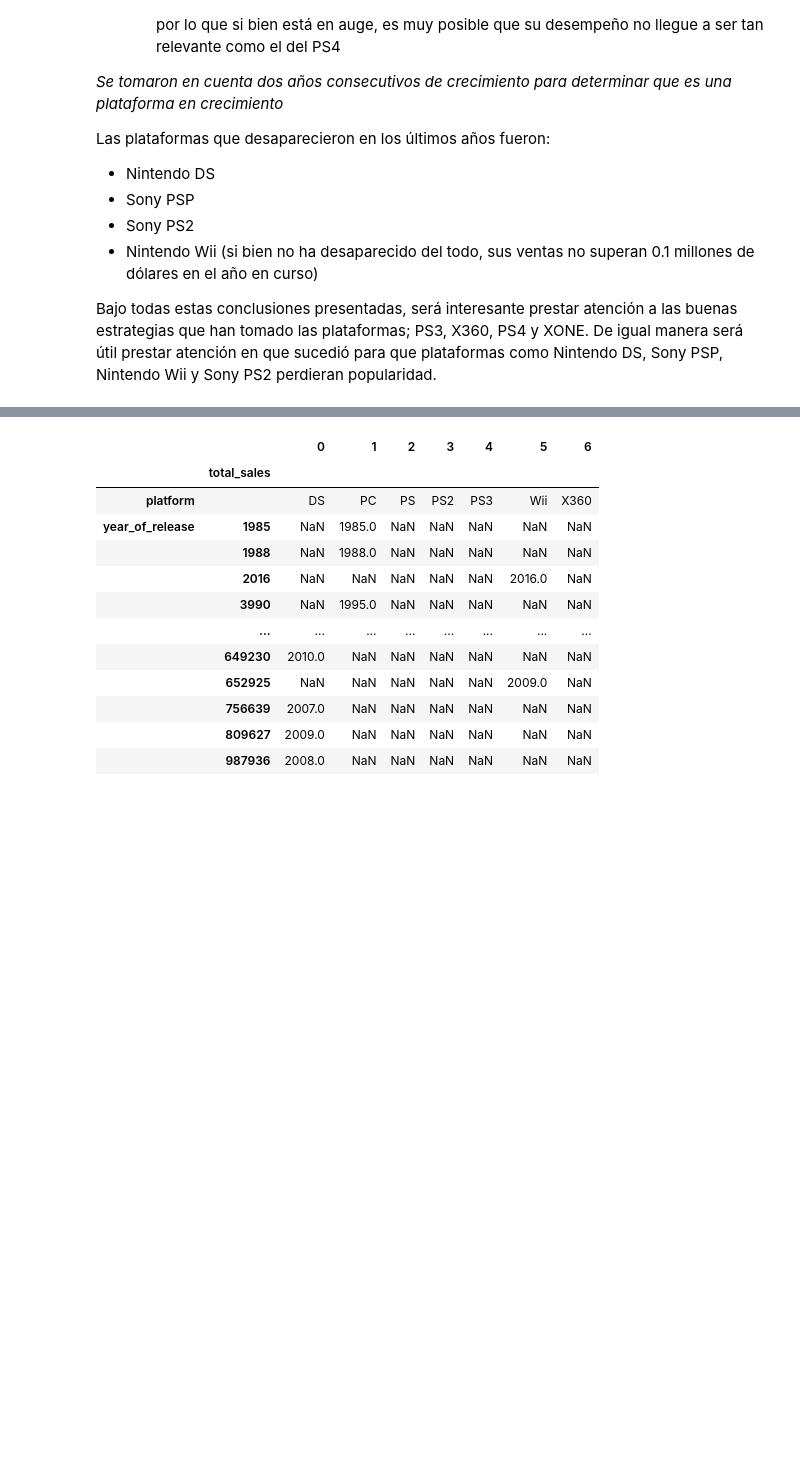
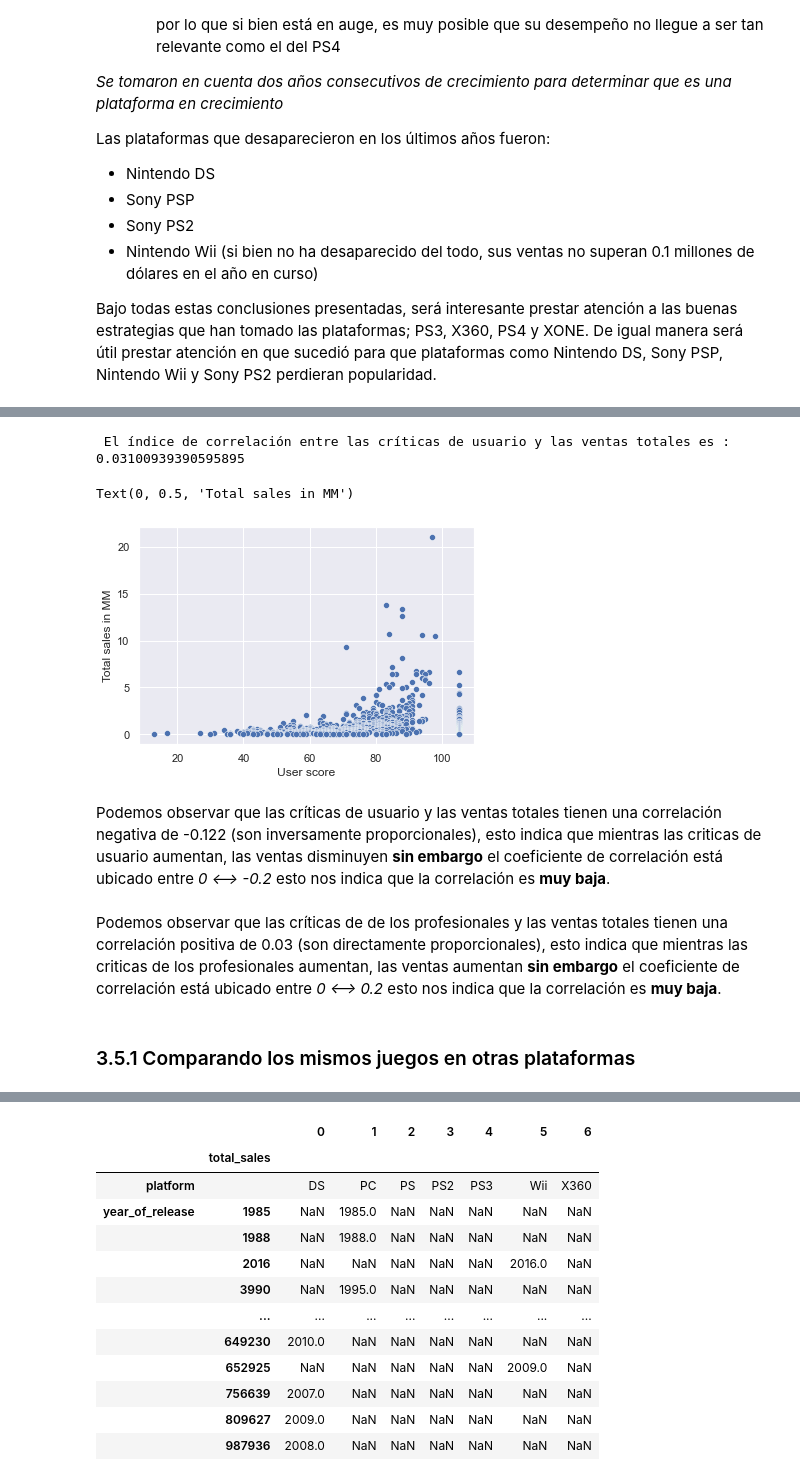
Before and after one commit to OmiHdz/project_s6, a Jupyter notebook: project_s6.ipynb, the cells around one changed output, grey strips where cells are left out. Saved outputs shown, nothing was run; the diff lists cells and outputs as text; code cells hidden in the pictures; blank space fills up the shorter version.

```diff
--- a/project_s6.ipynb
+++ b/project_s6.ipynb
@@ -855,0 +926,15 @@ Creando un gráfico de dispersión y calculando la correlación entre las reseñ
+# %%
+print(f" El índice de correlación entre las críticas de usuario y las ventas totales es : {ps3['critic_score'].corr(ps3['total_sales'])} ")
+sns.scatterplot(data=ps3, x='critic_score', y='total_sales')
+plt.xlabel('User score')
+plt.ylabel('Total sales in MM')
+# %% [output]
+ El índice de correlación entre las críticas de usuario y las ventas totales es : 0.03100939390595895
+Text(0, 0.5, 'Total sales in MM')
+[figure, added]
+# %% [markdown]
+Podemos observar que las críticas de usuario y las ventas totales tienen una correlación negativa de -0.122 (son inversamente proporcionales), esto indica que mientras las criticas de usuario aumentan, las ventas disminuyen **sin embargo** el coeficiente de correlación está ubicado entre *0 <--> -0.2* esto nos indica que la correlación es **muy baja**.
+# %% [markdown]
+Podemos observar que las críticas de de los profesionales y las ventas totales tienen una correlación positiva de 0.03 (son directamente proporcionales), esto indica que mientras las criticas de los profesionales aumentan, las ventas aumentan **sin embargo** el coeficiente de correlación está ubicado entre *0 <--> 0.2* esto nos indica que la correlación es **muy baja**.
+# %% [markdown]
+### 3.5.1 Comparando los mismos juegos en otras plataformas
```
Also changed, not shown: parts of 17 cells of this notebook.
